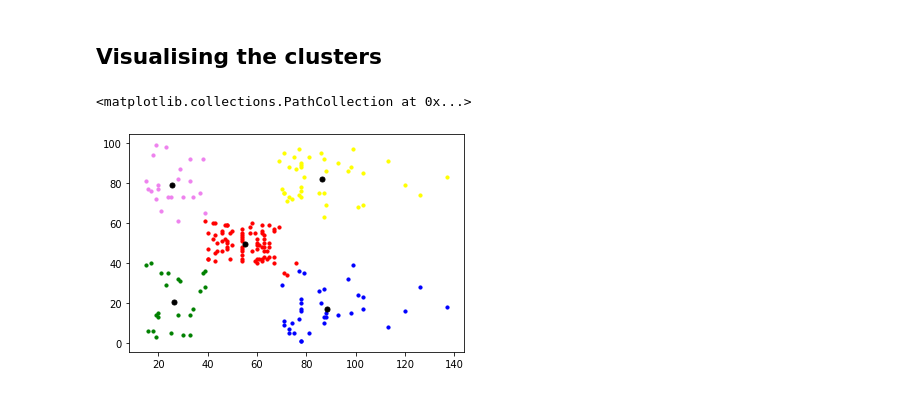
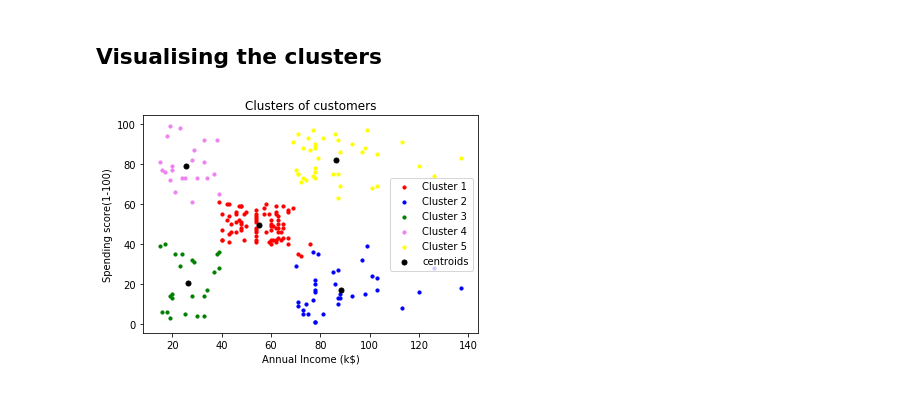
Before and after one commit to pathakanupam/Udemy-Machine-Learning-A-Z-using-Python, a Jupyter notebook: 4. Clustering/1. K Means Clustering/k_means_clustering.ipynb, the cells around one changed output. Cells and saved outputs as stored; diff of their text form; code cells hidden in the pictures.

```diff
--- a/4. Clustering/1. K Means Clustering/k_means_clustering.ipynb
+++ b/4. Clustering/1. K Means Clustering/k_means_clustering.ipynb
@@ -68,13 +68,14 @@ array([2, 3, 2, 3, 2, 3, 2, 3, 2, 3, 2, 3, 2, 3, 2, 3, 2, 3, 2, 3, 2, 3,
 # %%
 plt.scatter(X[y_means == 0,0], X[y_means == 0,1], s = 10, color = 'red', label = 'Cluster 1')
 plt.scatter(X[y_means == 1,0], X[y_means == 1,1], s = 10, color = 'blue', label = 'Cluster 2')
 plt.scatter(X[y_means == 2,0], X[y_means == 2,1], s = 10, color = 'green', label = 'Cluster 3')
 plt.scatter(X[y_means == 3,0], X[y_means == 3,1], s = 10, color = 'violet', label = 'Cluster 4')
 plt.scatter(X[y_means == 4,0], X[y_means == 4,1], s = 10, color = 'yellow', label = 'Cluster 5')
 plt.scatter(final_kmeans_model.cluster_centers_[:,0], final_kmeans_model.cluster_centers_[:,1], s = 25, color = 'black', label = 'centroids')
 plt.title('Clusters of customers')
 plt.xlabel('Annual Income (k$)')
 plt.ylabel('Spending score(1-100)')
+plt.legend()
+plt.show()
 # %% [output]
-<matplotlib.collections.PathCollection at 0x...>
-[figure, old version]
+[figure, new version]
```
Also changed, not shown: 3 other files.
